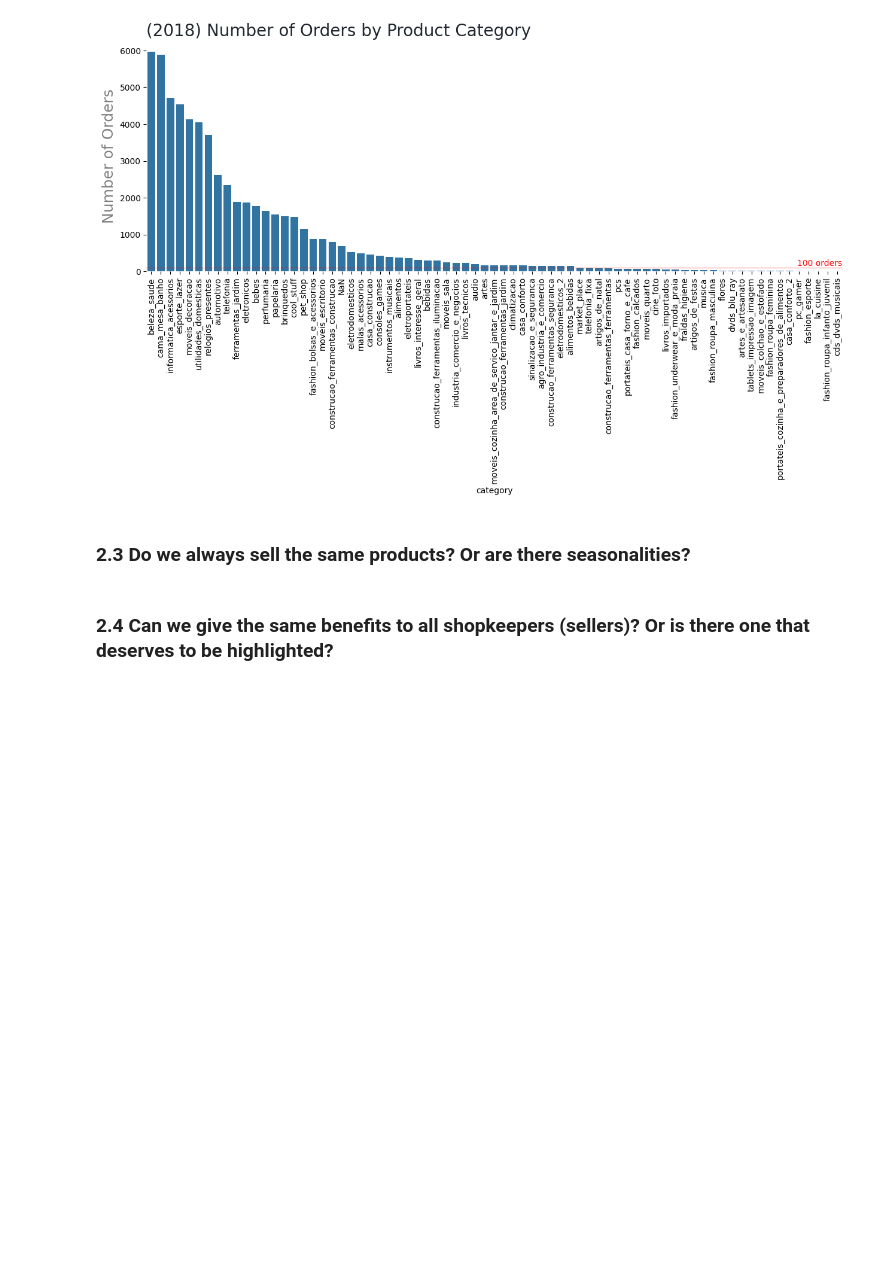
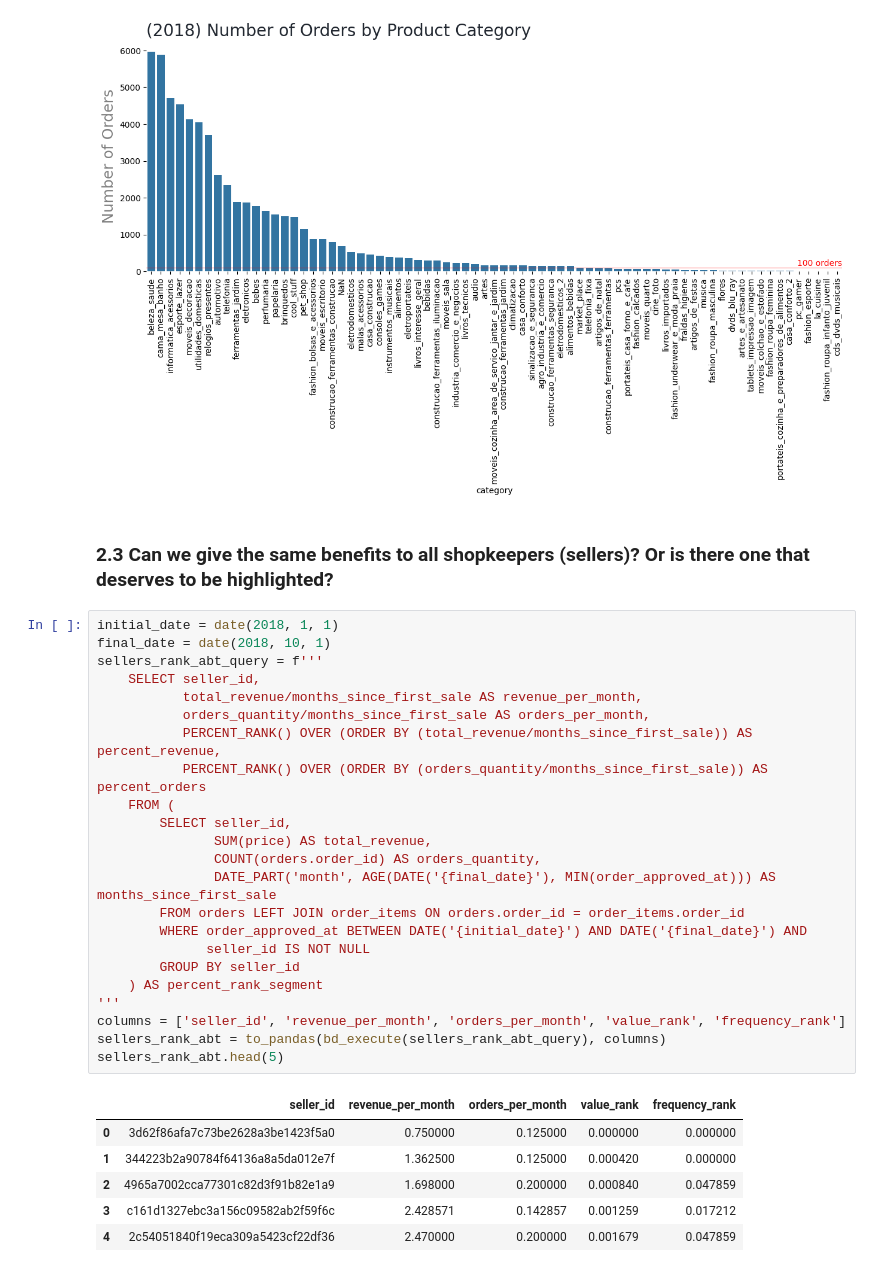
Before and after one commit to pauloreis-ds/olist, a Jupyter notebook: business_questions_insights/notebooks/1.1-pr-data-analysis-full-postgresql-challenge.ipynb, the cells around one changed output. Saved outputs shown, nothing was run; the diff lists cells and outputs as text; blank space fills up the shorter version.

```diff
--- a/business_questions_insights/notebooks/1.1-pr-data-analysis-full-postgresql-challenge.ipynb
+++ b/business_questions_insights/notebooks/1.1-pr-data-analysis-full-postgresql-challenge.ipynb
@@ -475,7 +471,35 @@ plt.xticks(rotation=90)
 plt.show()
 # %% [output]
 [figure]
-# %% [markdown]
-### 2.3 Do we always sell the same products? Or are there seasonalities?
 # %% [markdown]
-###  2.4 Can we give the same benefits to all shopkeepers (sellers)? Or is there one that deserves to be highlighted?
+###  2.3 Can we give the same benefits to all shopkeepers (sellers)? Or is there one that deserves to be highlighted?
+# %%
+initial_date = date(2018, 1, 1)
+final_date = date(2018, 10, 1)
+sellers_rank_abt_query = f'''
+    SELECT seller_id,
+           total_revenue/months_since_first_sale AS revenue_per_month,
+           orders_quantity/months_since_first_sale AS orders_per_month,
+           PERCENT_RANK() OVER (ORDER BY (total_revenue/months_since_first_sale)) AS percent_revenue,
+           PERCENT_RANK() OVER (ORDER BY (orders_quantity/months_since_first_sale)) AS percent_orders
+    FROM (
+        SELECT seller_id,
+               SUM(price) AS total_revenue,
+               COUNT(orders.order_id) AS orders_quantity,
+               DATE_PART('month', AGE(DATE('{final_date}'), MIN(order_approved_at))) AS months_since_first_sale
+        FROM orders LEFT JOIN order_items ON orders.order_id = order_items.order_id
+        WHERE order_approved_at BETWEEN DATE('{initial_date}') AND DATE('{final_date}') AND
+              seller_id IS NOT NULL
+        GROUP BY seller_id
+    ) AS percent_rank_segment
+'''
+columns = ['seller_id', 'revenue_per_month', 'orders_per_month', 'value_rank', 'frequency_rank']
+sellers_rank_abt = to_pandas(bd_execute(sellers_rank_abt_query), columns)
+sellers_rank_abt.head(5)
+# %% [output]
+|  | seller_id | revenue_per_month | orders_per_month | value_rank | frequency_rank |
+| 0 | 3d62f86afa7c73be2628a3be1423f5a0 | 0.750000 | 0.125000 | 0.000000 | 0.000000 |
+| 1 | 344223b2a90784f64136a8a5da012e7f | 1.362500 | 0.125000 | 0.000420 | 0.000000 |
+| 2 | 4965a7002cca77301c82d3f91b82e1a9 | 1.698000 | 0.200000 | 0.000840 | 0.047859 |
+| 3 | c161d1327ebc3a156c09582ab2f59f6c | 2.428571 | 0.142857 | 0.001259 | 0.017212 |
+| 4 | 2c54051840f19eca309a5423cf22df36 | 2.470000 | 0.200000 | 0.001679 | 0.047859 |
```
Also changed, not shown: parts of 5 cells of this notebook, 2 other files.
